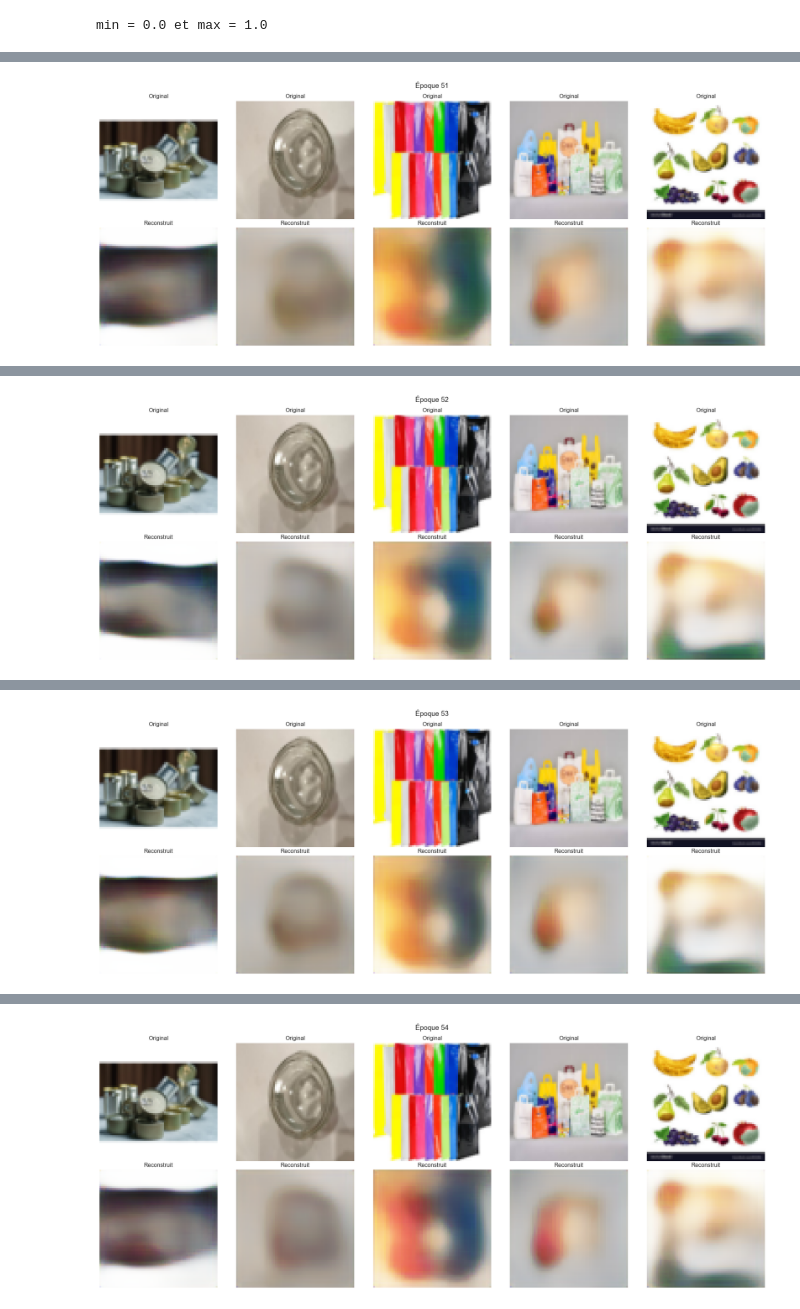
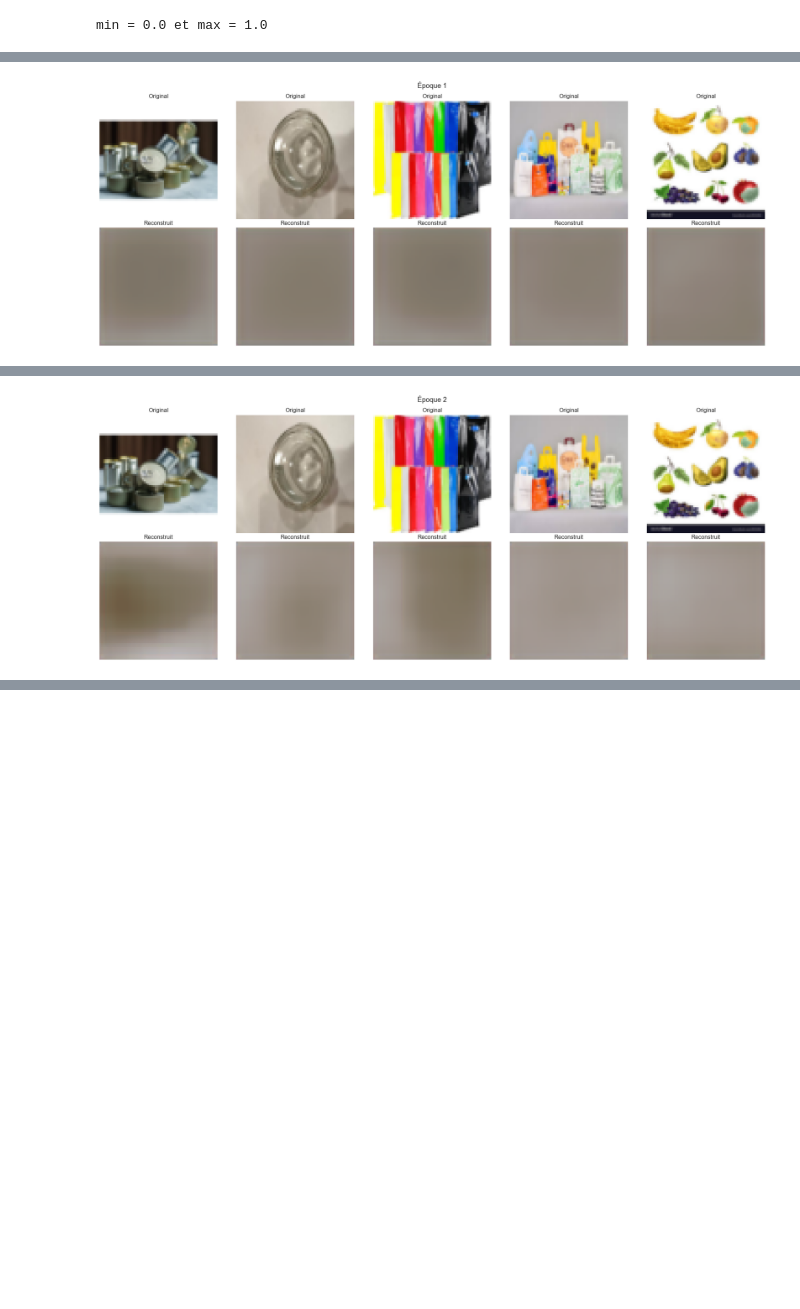
Before and after one commit to soirfaneabdallah/GestionsDechet, a Jupyter notebook: autoencoder1.ipynb, the cells around one changed output, grey strips where cells are left out. Cells and saved outputs as stored; diff of their text form; code cells hidden in the pictures; blank space fills up the shorter version.

```diff
--- a/autoencoder1.ipynb
+++ b/autoencoder1.ipynb
@@ -45,4 +45,4 @@ train_datagen = ImageDataGenerator(
 test_datagen =  ImageDataGenerator(rescale= 1. / 255)
 # %%
-train_generator = train_datagen.flow(X_train,X_train,batch_size=32)
-test_generator  = test_datagen.flow(X_test,X_test,batch_size=32)
+train_generator = train_datagen.flow(X_train,X_train,batch_size=64)
+test_generator  = test_datagen.flow(X_test,X_test,batch_size=64)
@@ -55,0 +58,2 @@ plt.imshow(X_test[8])
+# %%
+X_train = X_train.astype("float32") / 255.
@@ -438,7 +457,8 @@ class ResidualVAE(tf.keras.Model):
         )
         return history
 # %%
-latent_dim  = 32
+input_shape = (64, 64, 3)
+latent_dim = 128
 
-encoder = build_encoder(input_shape=input_shape , latent_dim=latent_dim, base=16)
-decoder = build_decoder(output_shape=input_shape, latent_dim=latent_dim, base=16)
+encoder = build_encoder(input_shape=input_shape, latent_dim=latent_dim, base=32)
+decoder = build_decoder(output_shape=input_shape, latent_dim=latent_dim, base=32)
@@ -530,10 +552,10 @@ model1 = load_model("model_dct_6.keras", custom_objects={"ResidualVAE": Residual
 autoencoder = ResidualVAE(
     encoder,
     decoder,
-    beta=0.00,
+    beta=0.1,
     add_noise=True,
-    noise_std=0.02,
-    dropout_rate=0.02
+    noise_std=0.05,
+    dropout_rate=0.05
 )
 # %%
 save_dir = "training_checkpoint"
@@ -558,16 +580,17 @@ else:
 import time
 start_time = time.time()
 history = autoencoder.train(
-    x_train = train_generator ,
-    x_val = test_generator ,
+    x_train = train_generator,
+    x_val = test_generator,
     batch_size=16,
-    epochs=start_epoch + 50,
-     initial_epoch=start_epoch,
+    epochs=100,
     x_vis=X_vis,
+    #epochs = start_epoch + 50,
+    initial_epoch=start_epoch,
     save_path="model_dct_8.keras"
 )
 end_time = time.time()
-#elapsed = end_time - start_time
+#days, rem = divmod(elapsed, 86400)
 #hours, rem = divmod(rem, 3600)
 #minutes, seconds = divmod(rem, 60)
 
@@ -584 +607 @@ Epoch 51: recon_loss improved from None to 2025.15820, saving model to model_dct
-[figure, old version]
+[figure, new version]
@@ -591 +614 @@ Epoch 52: recon_loss did not improve from 2025.15820
-[figure, old version]
+[figure, new version]
@@ -598 +614,0 @@ Epoch 53: recon_loss did not improve from 2025.15820
-[figure, removed]
@@ -605 +614,0 @@ Epoch 54: recon_loss did not improve from 2025.15820
-[figure, removed]
```
Also changed, not shown: parts of 30 cells of this notebook.
